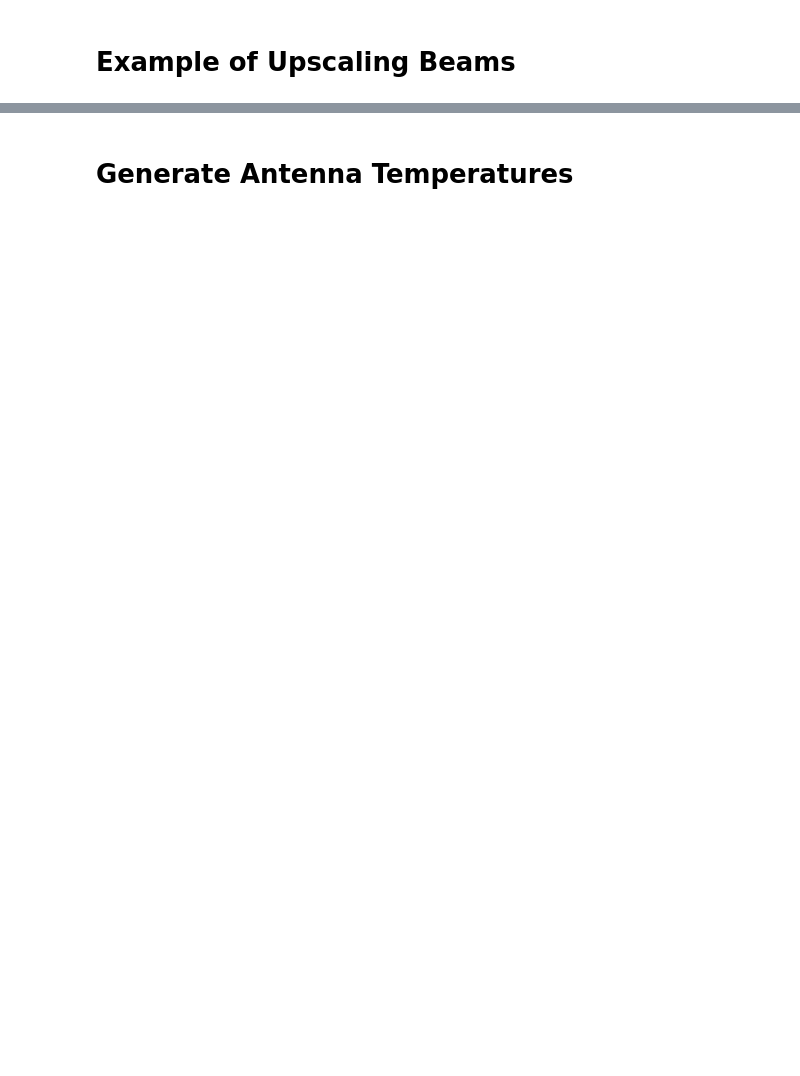
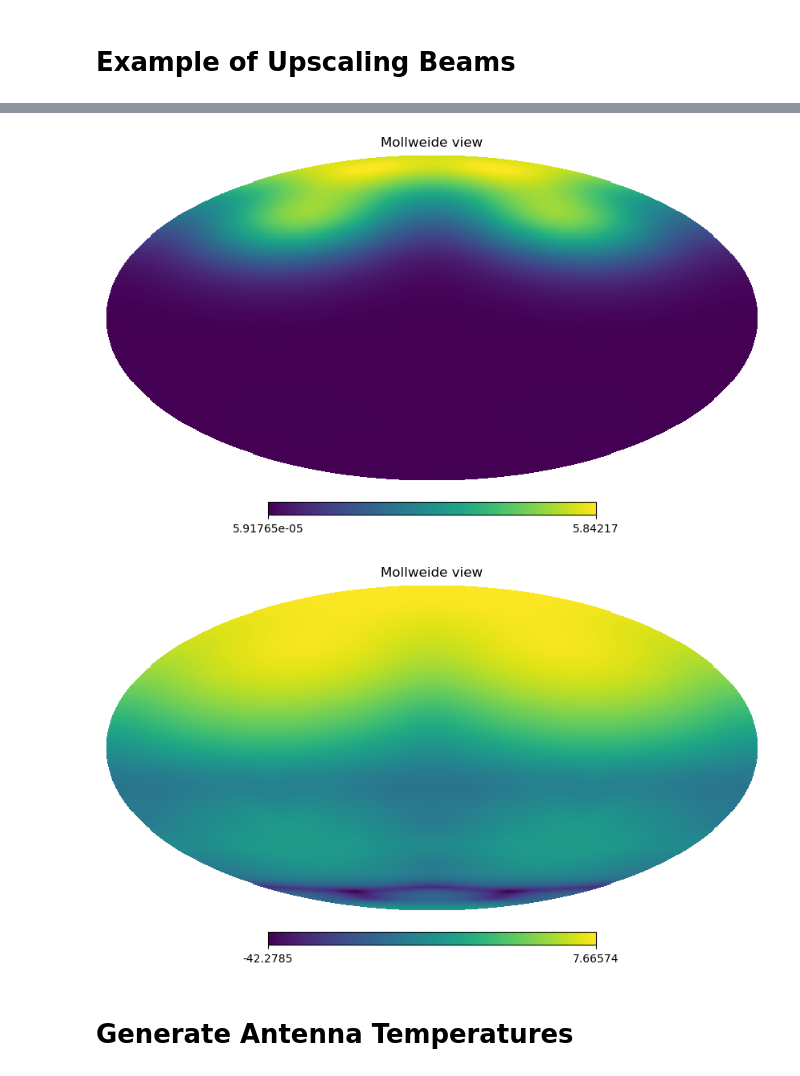
Before and after one commit to RHINO-Experiment/rhino-beams, a Jupyter notebook: beam_upscale_example.ipynb, the cells around one changed output, grey strips where cells are left out. Cells and saved outputs as stored; diff of their text form; code cells hidden in the pictures; blank space fills up the shorter version.

```diff
--- a/beam_upscale_example.ipynb
+++ b/beam_upscale_example.ipynb
@@ -29,6 +35,13 @@ Process SpawnPoolWorker-6:
 KeyboardInterrupt:
 # %%
-hp.mollview('')
+test_beam = hp.fitsfunc.read_map('test_dir/DipoleWet59.0.fits')
+hp.mollview(test_beam)
+plt.show()
+hp.mollview(10*np.log10(test_beam))
+plt.show()
+# %% [output]
+[figure, added]
+[figure, added]
 # %% [markdown]
 # Generate Antenna Temperatures
 # %%
```
Also changed, not shown: parts of 4 cells of this notebook.
